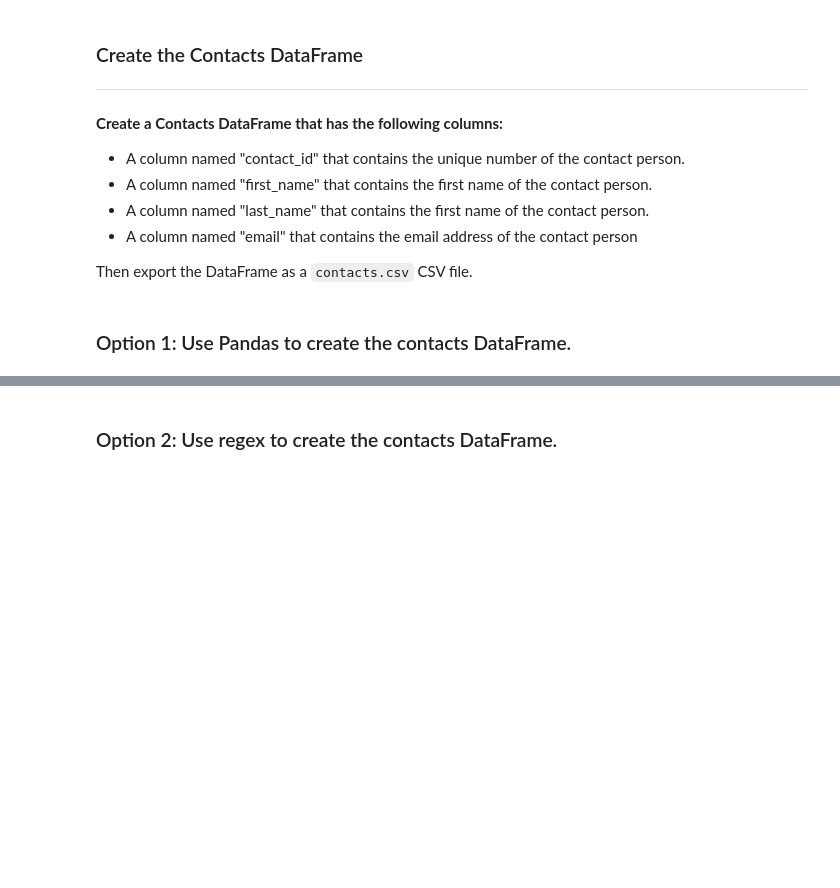
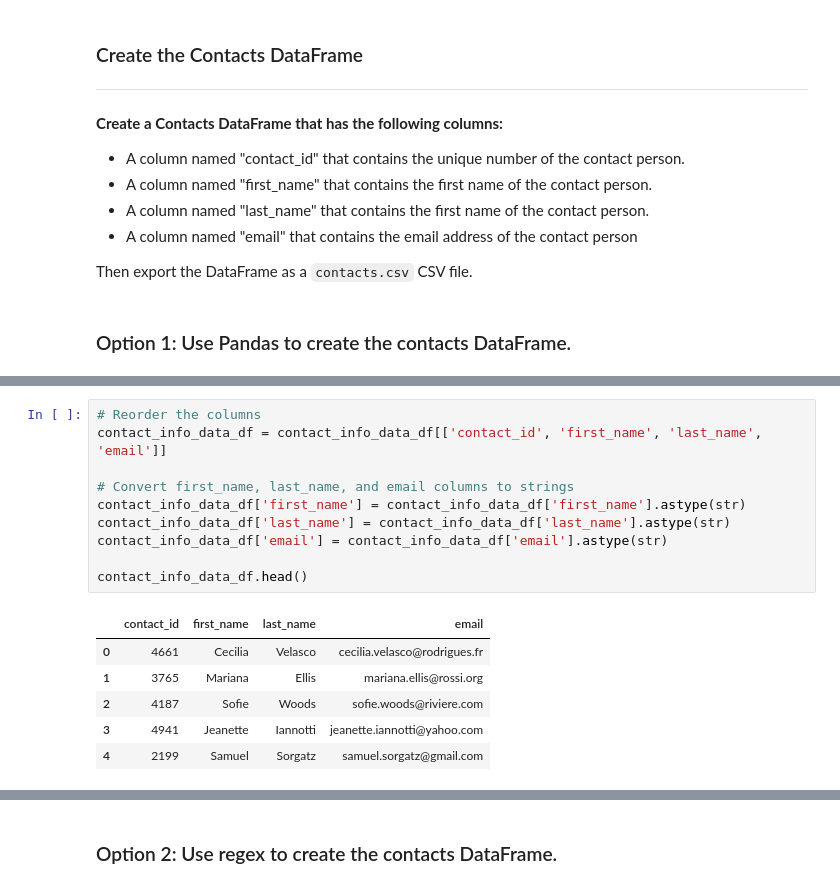
Before and after one commit to Xthe23/Crowdfunding_ETL, a Jupyter notebook: ETL_Mini_Project_MKravitz_CLillge.ipynb, the cells around one changed output, grey strips where cells are left out. Drawn from its saved outputs; the diff is of its cells as text; blank space fills up the shorter version.

```diff
--- a/ETL_Mini_Project_MKravitz_CLillge.ipynb
+++ b/ETL_Mini_Project_MKravitz_CLillge.ipynb
@@ -420,2 +409,19 @@ memory usage: 23.6+ KB
+# %%
+# Reorder the columns
+contact_info_data_df = contact_info_data_df[['contact_id', 'first_name', 'last_name', 'email']]
+
+# Convert first_name, last_name, and email columns to strings
+contact_info_data_df['first_name'] = contact_info_data_df['first_name'].astype(str)
+contact_info_data_df['last_name'] = contact_info_data_df['last_name'].astype(str)
+contact_info_data_df['email'] = contact_info_data_df['email'].astype(str)
+
+contact_info_data_df.head()
+# %% [output]
+|  | contact_id | first_name | last_name | email |
+| 0 | 4661 | Cecilia | Velasco | cecilia.velasco@rodrigues.fr |
+| 1 | 3765 | Mariana | Ellis | mariana.ellis@rossi.org |
+| 2 | 4187 | Sofie | Woods | sofie.woods@riviere.com |
+| 3 | 4941 | Jeanette | Iannotti | jeanette.iannotti@yahoo.com |
+| 4 | 2199 | Samuel | Sorgatz | samuel.sorgatz@gmail.com |
 # %%
 # Check the datatypes one more time before exporting as CSV file.
```
Also changed, not shown: parts of 12 cells of this notebook, 1 other file.
